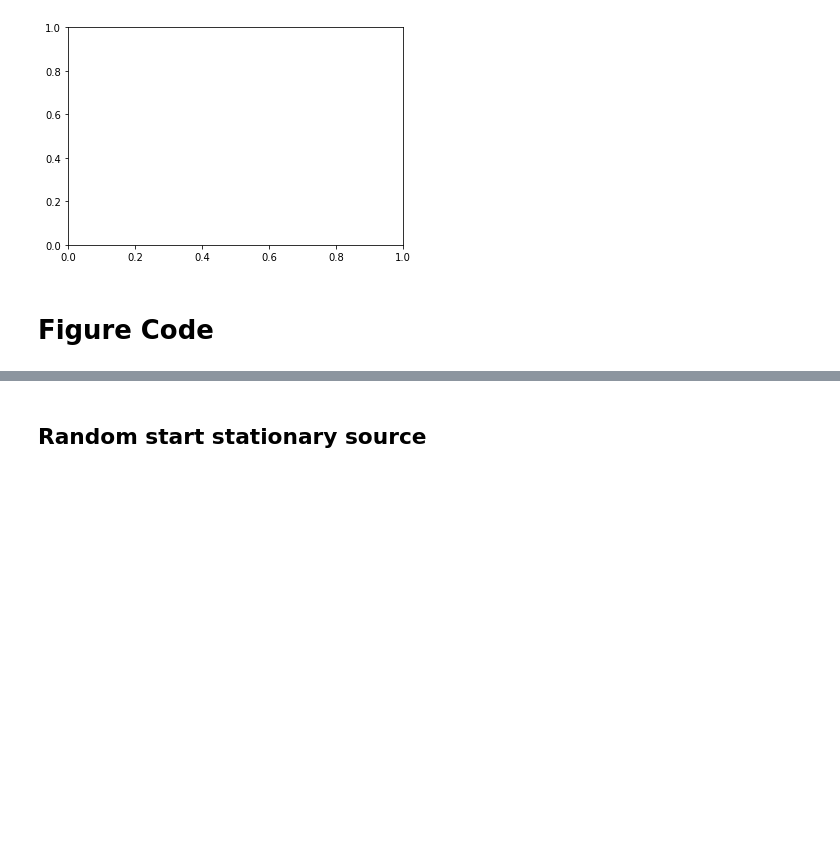
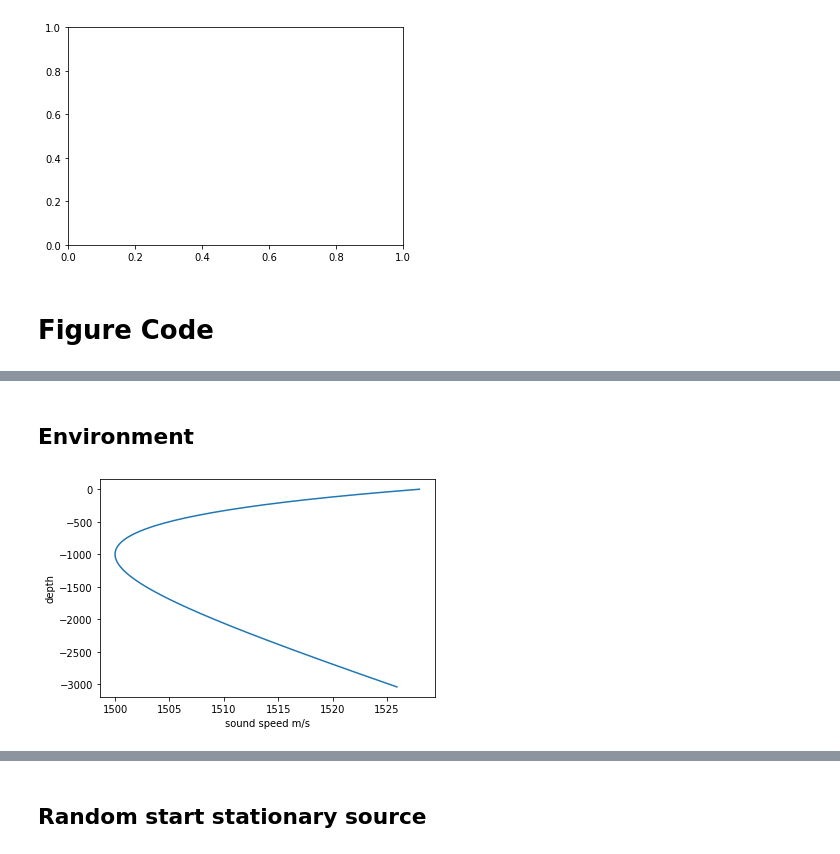
Before and after one commit to clarkphd/LumaTik_final, a Jupyter notebook: acousticenvnew.ipynb, the cells around one changed output, grey strips where cells are left out. Saved outputs shown, nothing was run; the diff lists cells and outputs as text; code cells hidden in the pictures; blank space fills up the shorter version.

```diff
--- a/acousticenvnew.ipynb
+++ b/acousticenvnew.ipynb
@@ -1595,0 +1488,6 @@ env = make_vec_env(env, n_envs=num_cpu, seed=0)
+# %% [markdown]
+## Environment
+# %%
+reg_test.plot_ss_centre()
+# %% [output]
+[figure, added]
```
Also changed, not shown: parts of 46 cells of this notebook.
